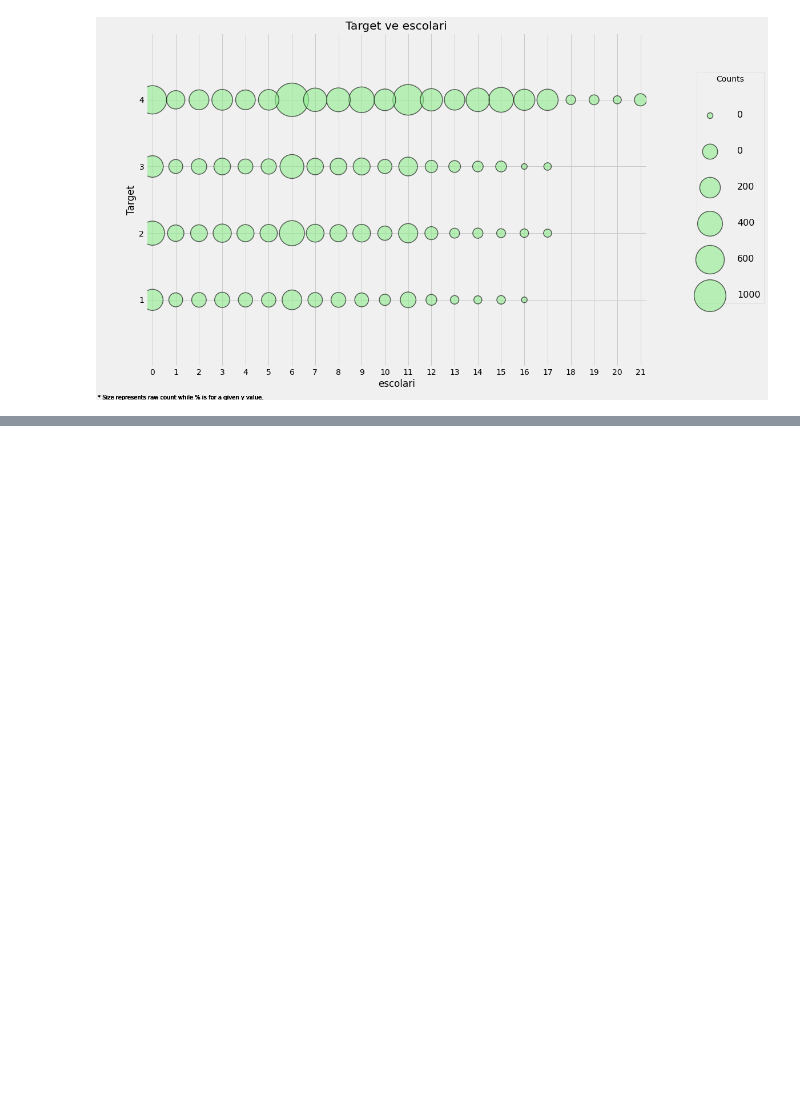
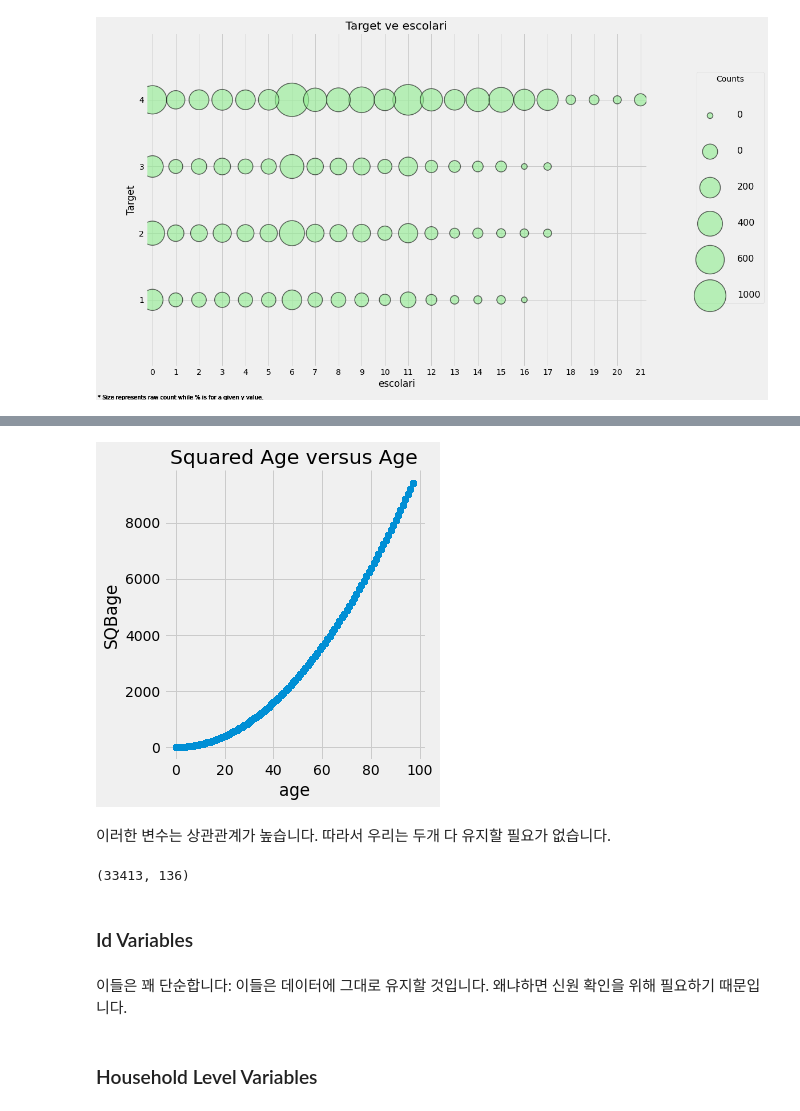
Before and after one commit to stk346/Kaggle, a Jupyter notebook: Costa Rican Household Poverty Level Prediction/A_Complete_Introduction_and_Walkthrough.ipynb, the cells around one changed output, grey strips where cells are left out. Drawn from its saved outputs; the diff is of its cells as text; code cells hidden in the pictures; blank space fills up the shorter version.

```diff
--- a/Costa Rican Household Poverty Level Prediction/A_Complete_Introduction_and_Walkthrough.ipynb
+++ b/Costa Rican Household Poverty Level Prediction/A_Complete_Introduction_and_Walkthrough.ipynb
@@ -917,0 +1058,19 @@ plot_categoricals('escolari', 'Target', data, annotate = False)
+# %%
+sns.lmplot('age', 'SQBage', data = data, fit_reg = False);
+plt.title('Squared Age versus Age');
+# %% [output]
+[figure, added]
+# %% [markdown]
+이러한 변수는 상관관계가 높습니다. 따라서 우리는 두개 다 유지할 필요가 없습니다.
+# %%
+# Remove squared variables
+data = data.drop(columns = sqr_)
+data.shape
+# %% [output]
+(33413, 136)
+# %% [markdown]
+### Id Variables
+# %% [markdown]
+이들은 꽤 단순합니다: 이들은 데이터에 그대로 유지할 것입니다. 왜냐하면 신원 확인을 위해 필요하기 때문입니다.
+# %% [markdown]
+### Household Level Variables
```
Also changed, not shown: parts of 67 cells of this notebook.
